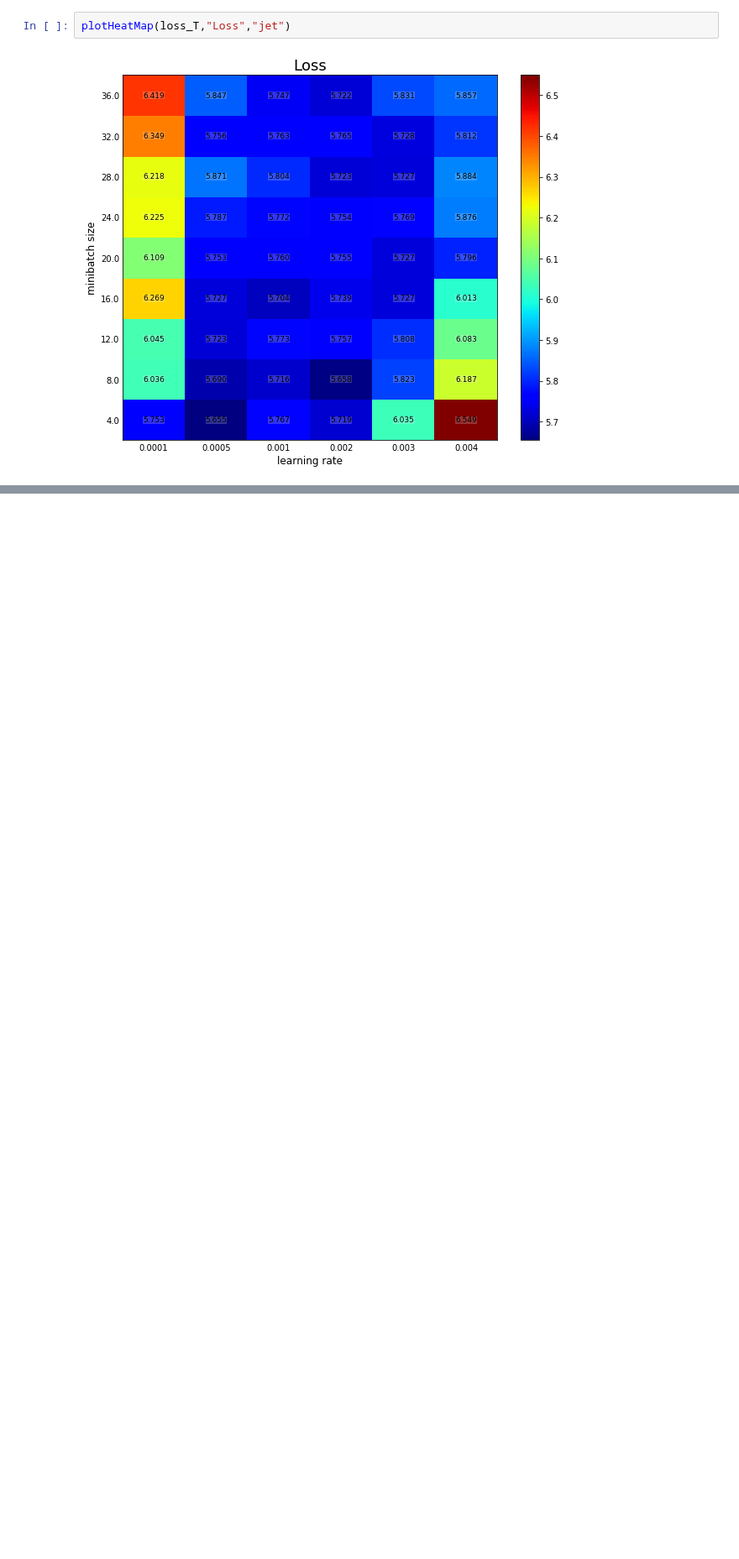
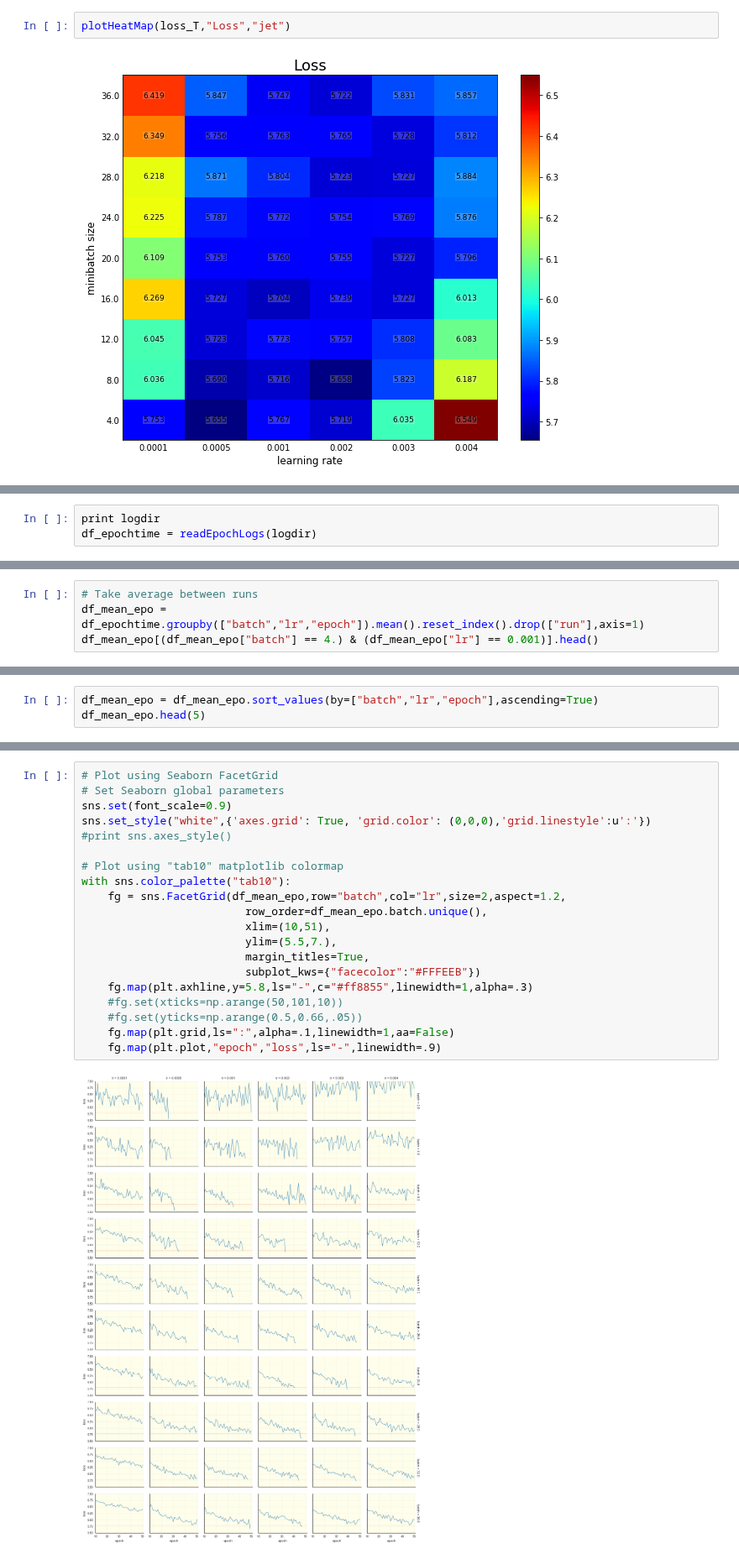
Before and after one commit to pyotr777/mlbenchmarks, a Jupyter notebook: image-caption/DL_imagecap_flextime.ipynb, the cells around one changed output, grey strips where cells are left out. Shown at 84% size. Cells and saved outputs as stored; diff of their text form; blank space fills up the shorter version.

Commit message:
DL_imagecap_flextime added FacetGrid of loss per epoch plots. Modified flextime script to run longer.

```diff
--- a/image-caption/DL_imagecap_flextime.ipynb
+++ b/image-caption/DL_imagecap_flextime.ipynb
@@ -309,0 +370,3 @@ plotHeatMap(loss_T,"Loss","jet")
+# %%
+print logdir
+df_epochtime = readEpochLogs(logdir)
@@ -309,0 +384,4 @@ plotHeatMap(loss_T,"Loss","jet")
+# %%
+# Take average between runs
+df_mean_epo = df_epochtime.groupby(["batch","lr","epoch"]).mean().reset_index().drop(["run"],axis=1)
+df_mean_epo[(df_mean_epo["batch"] == 4.) & (df_mean_epo["lr"] == 0.001)].head()
@@ -309,0 +395,3 @@ plotHeatMap(loss_T,"Loss","jet")
+# %%
+df_mean_epo = df_mean_epo.sort_values(by=["batch","lr","epoch"],ascending=True)
+df_mean_epo.head(5)
@@ -309,0 +405,22 @@ plotHeatMap(loss_T,"Loss","jet")
+# %%
+# Plot using Seaborn FacetGrid
+# Set Seaborn global parameters
+sns.set(font_scale=0.9)
+sns.set_style("white",{'axes.grid': True, 'grid.color': (0,0,0),'grid.linestyle':u':'})
+#print sns.axes_style()
+
+# Plot using "tab10" matplotlib colormap
+with sns.color_palette("tab10"):
+    fg = sns.FacetGrid(df_mean_epo,row="batch",col="lr",size=2,aspect=1.2,
+                         row_order=df_mean_epo.batch.unique(),
+                         xlim=(10,51),
+                         ylim=(5.5,7.),
+                         margin_titles=True,
+                         subplot_kws={"facecolor":"#FFFEEB"})
+    fg.map(plt.axhline,y=5.8,ls="-",c="#ff8855",linewidth=1,alpha=.3)
+    #fg.set(xticks=np.arange(50,101,10))
+    #fg.set(yticks=np.arange(0.5,0.66,.05))
+    fg.map(plt.grid,ls=":",alpha=.1,linewidth=1,aa=False)
+    fg.map(plt.plot,"epoch","loss",ls="-",linewidth=.9)
+# %% [output]
+[figure, added]
```
Also changed, not shown: parts of 8 cells of this notebook, 2 other files.
